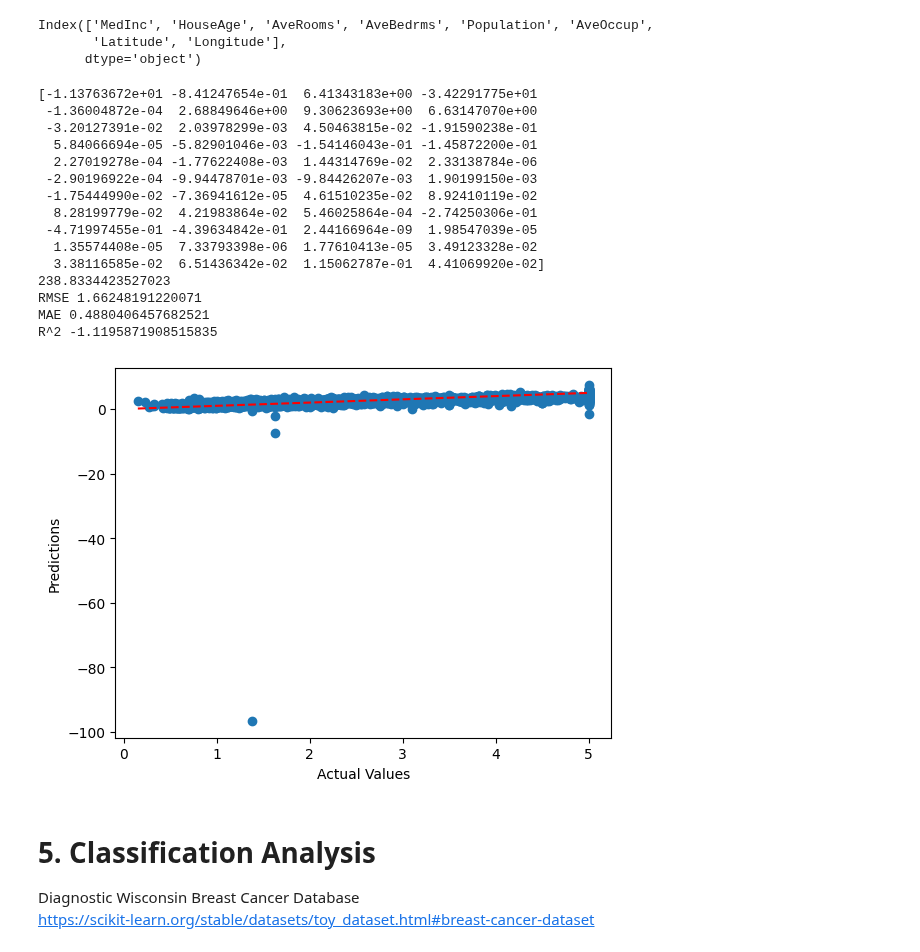
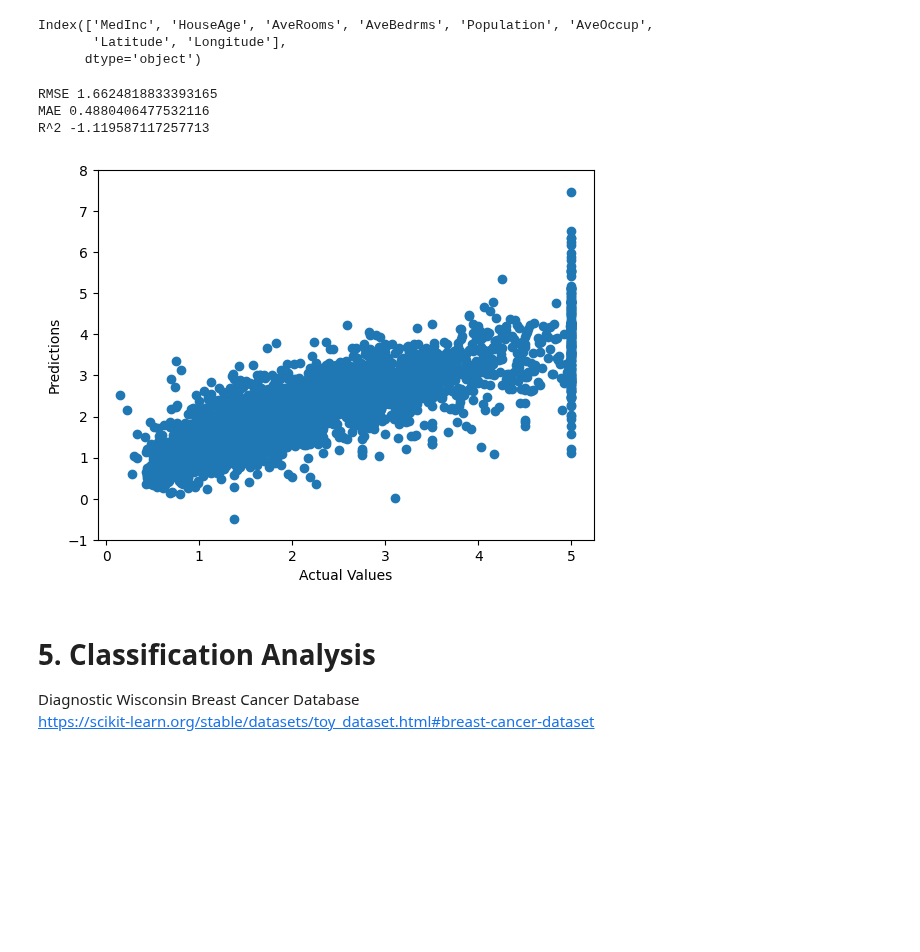
Before and after one commit to Shinyhunter95/math-data-science-course-Project1, a Jupyter notebook: project1.ipynb, the cells around one changed output. Drawn from its saved outputs; the diff is of its cells as text; code cells hidden in the pictures; blank space fills up the shorter version.

```diff
--- a/project1.ipynb
+++ b/project1.ipynb
@@ -76,7 +76,7 @@ from sklearn.linear_model import LinearRegression
 from sklearn.metrics import mean_squared_error
 from sklearn.metrics import mean_absolute_error
 from sklearn.metrics import r2_score
-from sklearn.preprocessing import PolynomialFeatures
+from sklearn.preprocessing import PolynomialFeatures, StandardScaler
 from sklearn.linear_model import LinearRegression
 from sklearn.pipeline import make_pipeline
 from sklearn import linear_model
@@ -167,57 +167,51 @@ from sklearn import linear_model
 # plt.xlabel('Actual Values')
 # plt.ylabel('Predictions')
 # plt.show()
 
 ##########Lots of code to refactor here to create other models. I have commented it out for now##########
 
 #Linear Model
 
 # reg2 = linear_model.Lasso(alpha=0.5)
 # reg2.fit(X_train, y_train)
 # y2_pred = reg.predict(X_test)
 
 # print(reg2.coef_)
 # print(reg2.intercept_)
 # print("RMSE", np.sqrt(mean_squared_error(y_test, y2_pred)))
 # print("MAE", mean_absolute_error(y_test, y2_pred))
 # print("R^2", r2_score(y_test, y2_pred))
 
 
 from sklearn.preprocessing import PolynomialFeatures
 from sklearn.linear_model import LinearRegression
 from sklearn.pipeline import Pipeline
 
+reg_poly = Pipeline([('poly', PolynomialFeatures(degree=2)), ('linear', LinearRegression(fit_intercept=False))])
+reg_poly.fit(X_train, y_train)
+y_pred_poly = reg_poly.predict(X_test)
+
+print("RMSE", np.sqrt(mean_squared_error(y_test, y_pred_poly)))
+print("MAE", mean_absolute_error(y_test, y_pred_poly))
+print("R^2", r2_score(y_test, y_pred_poly))
+
+plt.scatter(y_test, y_pred_poly)
+#plt.plot(hp_test, y_pred_U, color = 'red', linestyle='--')
+plt.xlabel('Actual Values')
+plt.ylabel('Predictions')
+plt.ylim(-1,8)
+plt.show()
 
 
-#reg_P = Pipeline([('poly', PolynomialFeatures(degree=2, include_bias=False)), ('linear', LinearRegression())])
-
-
-
-
-# reg3 = Pipeline([('poly', PolynomialFeatures(degree=2)), ('linear', LinearRegression(fit_intercept=False))])
-# reg3.fit(X_train, y_train)
-# y3_pred = reg3.predict(X_test)
 
 # #print(reg3.coef_)
 # #print(reg3.intercept_)
 # print("RMSE 3", np.sqrt(mean_squared_error(y_test, y3_pred)))
 # %% [output]
-[-1.13763672e+01 -8.41247654e-01  6.41343183e+00 -3.42291775e+01
- -1.36004872e-04  2.68849646e+00  9.30623693e+00  6.63147070e+00
- -3.20127391e-02  2.03978299e-03  4.50463815e-02 -1.91590238e-01
-  5.84066694e-05 -5.82901046e-03 -1.54146043e-01 -1.45872200e-01
-  2.27019278e-04 -1.77622408e-03  1.44314769e-02  2.33138784e-06
- -2.90196922e-04 -9.94478701e-03 -9.84426207e-03  1.90199150e-03
- -1.75444990e-02 -7.36941612e-05  4.61510235e-02  8.92410119e-02
-  8.28199779e-02  4.21983864e-02  5.46025864e-04 -2.74250306e-01
- -4.71997455e-01 -4.39634842e-01  2.44166964e-09  1.98547039e-05
-  1.35574408e-05  7.33793398e-06  1.77610413e-05  3.49123328e-02
-  3.38116585e-02  6.51436342e-02  1.15062787e-01  4.41069920e-02]
-238.8334423527023
-RMSE 1.66248191220071
-MAE 0.4880406457682521
-R^2 -1.1195871908515835
+RMSE 1.6624818833393165
+MAE 0.4880406477532116
+R^2 -1.119587117257713
-[figure, old version]
+[figure, new version]
 # %% [markdown]
 # 5. Classification Analysis
 Diagnostic Wisconsin Breast Cancer Database
```
